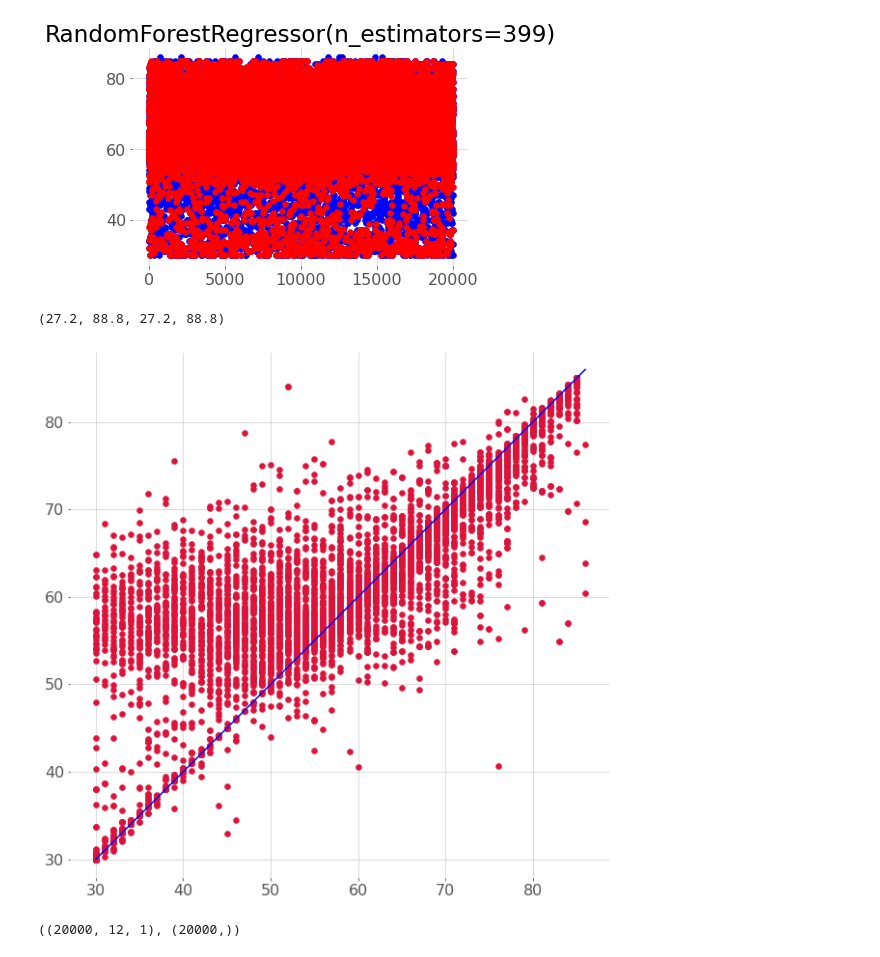
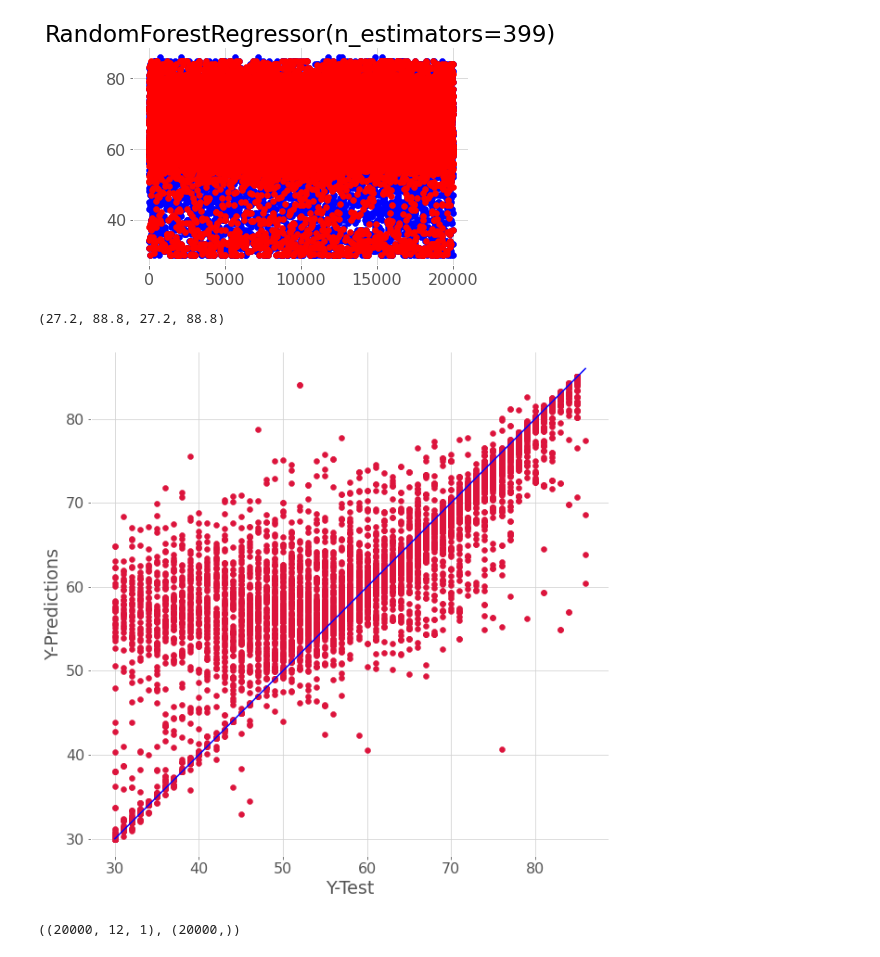
Before and after one commit to ATLas278/The-Popularity-Serum, a Jupyter notebook: ml_spotify.ipynb, the cells around one changed output. Cells and saved outputs as stored; diff of their text form; code cells hidden in the pictures.

```diff
--- a/ml_spotify.ipynb
+++ b/ml_spotify.ipynb
@@ -223,14 +227,16 @@ plotgraph(y_test, y_pred, rfr)
 # %%
 fig, ax = plt.subplots(figsize=(10,10))
 
 ax.scatter(y_test,y_hats_test, c='crimson')
 p1 = max(max(y_hats_test), max(y_test))
 p2 = min(min(y_hats_test), min(y_test))
 plt.plot([p1, p2], [p1, p2], 'b-')
+plt.xlabel('Y-Test')
+plt.ylabel('Y-Predictions')
 plt.axis('equal')
 # %% [output]
 (27.2, 88.8, 27.2, 88.8)
-[figure, old version]
+[figure, new version]
 # %%
 X_test.shape,y_test.shape
 # %% [output]
```
Also changed, not shown: parts of 8 cells of this notebook.
